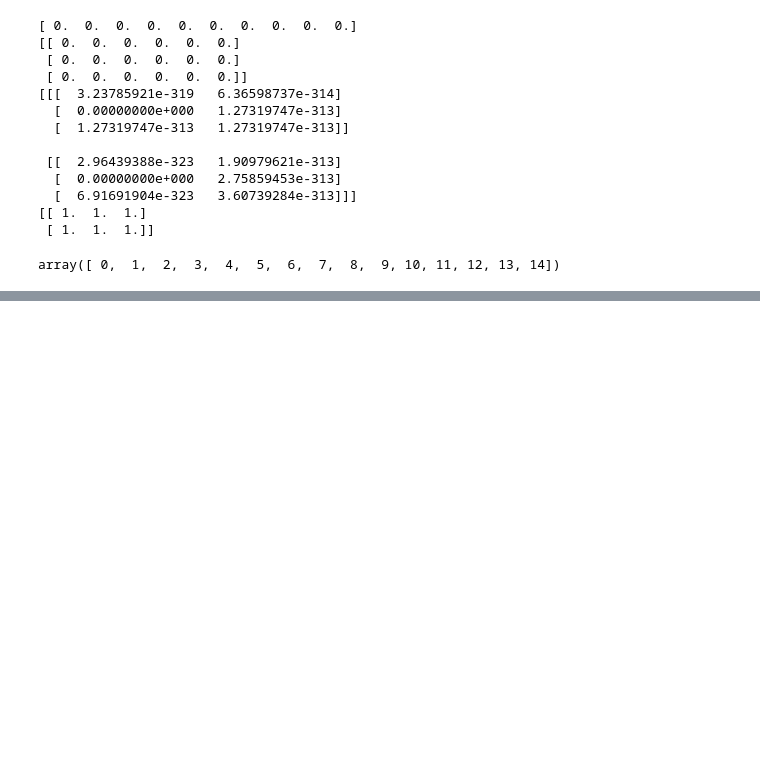
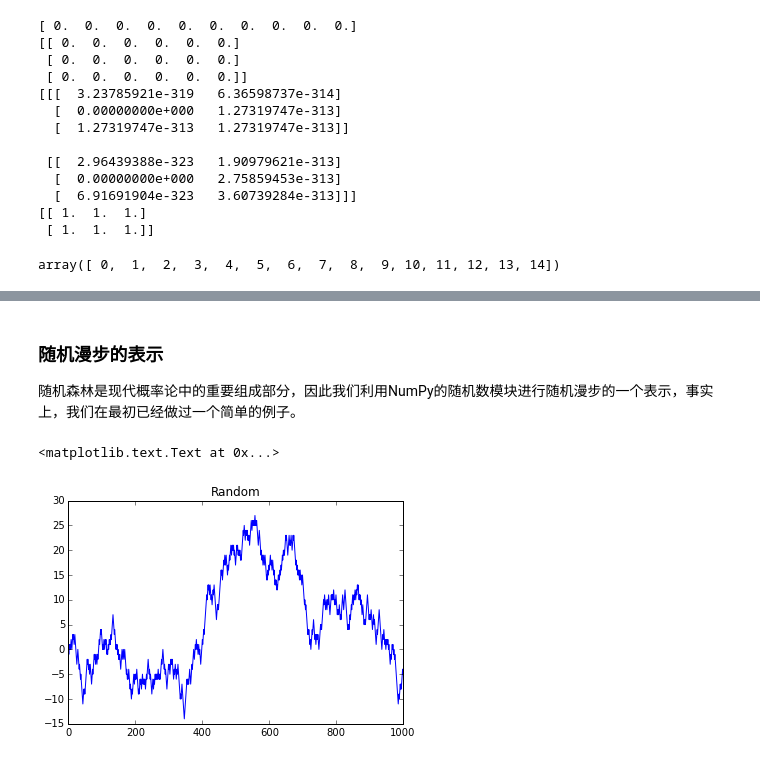
Before and after one commit to Virussen/pydata, a Jupyter notebook: PyData.ipynb, the cells around one changed output, grey strips where cells are left out. Cells and saved outputs as stored; diff of their text form; code cells hidden in the pictures; blank space fills up the shorter version.

```diff
--- a/PyData.ipynb
+++ b/PyData.ipynb
@@ -237,0 +405,5 @@ array([ 0,  1,  2,  3,  4,  5,  6,  7,  8,  9, 10, 11, 12, 13, 14])
+# %%
+arr = np.empty((8,4))
+for i in range(8):
+    arr[i] = i
+print arr
@@ -237,0 +541,18 @@ array([ 0,  1,  2,  3,  4,  5,  6,  7,  8,  9, 10, 11, 12, 13, 14])
+# %% [markdown]
+### 随机漫步的表示
+随机森林是现代概率论中的重要组成部分，因此我们利用NumPy的随机数模块进行随机漫步的一个表示，事实上，我们在最初已经做过一个简单的例子。
+# %%
+import random
+position = 0
+walk = [position]
+steps = 1000
+for i in xrange(steps):
+    step = 1 if random.randint(0,1) else -1
+    position += step
+    walk.append(position)
+# %%
+plot(walk)
+plt.title('Random')
+# %% [output]
+<matplotlib.text.Text at 0x...>
+[figure, added]
```
Also changed, not shown: parts of 42 cells of this notebook, 1 other file.
